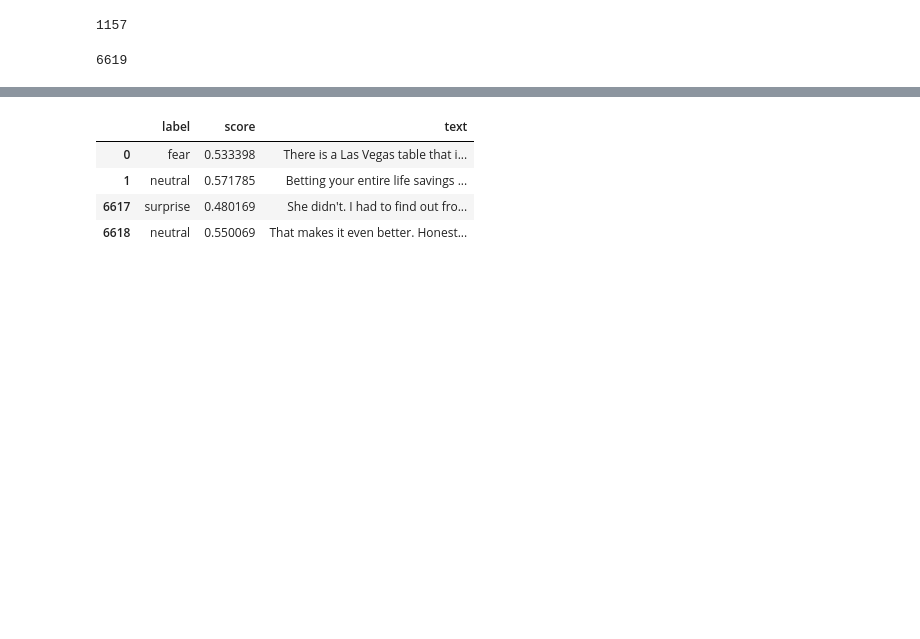
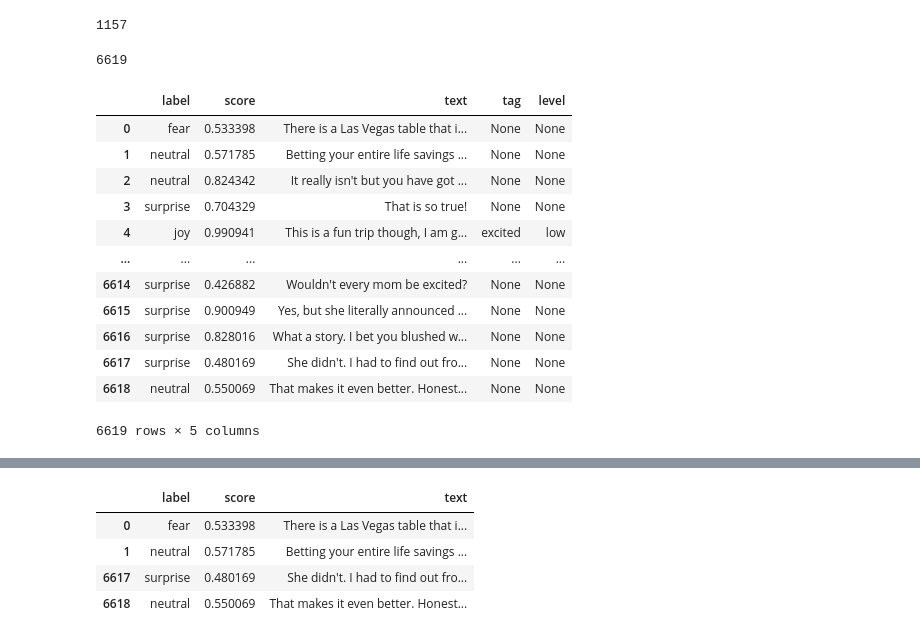
Before and after one commit to hdmamin/jabberwocky, a Jupyter notebook: notebooks/nb017-nationality-extraction-and--emotion-detection.ipynb, the cells around one changed output, grey strips where cells are left out. Cells and saved outputs as stored; diff of their text form; code cells hidden in the pictures; blank space fills up the shorter version.

```diff
--- a/notebooks/nb017-nationality-extraction-and--emotion-detection.ipynb
+++ b/notebooks/nb017-nationality-extraction-and--emotion-detection.ipynb
@@ -225,0 +237,16 @@ df_turns = pd.DataFrame(turn_labels).assign(text=lambda x: turns)
+# %%
+df_turns
+# %% [output]
+|  | label | score | text | tag | level |
+| 0 | fear | 0.533398 | There is a Las Vegas table that i... | None | None |
+| 1 | neutral | 0.571785 | Betting your entire life savings ... | None | None |
+| 2 | neutral | 0.824342 | It really isn't but you have got ... | None | None |
+| 3 | surprise | 0.704329 | That is so true! | None | None |
+| 4 | joy | 0.990941 | This is a fun trip though, I am g... | excited | low |
+| ... | ... | ... | ... | ... | ... |
+| 6614 | surprise | 0.426882 | Wouldn't every mom be excited? | None | None |
+| 6615 | surprise | 0.900949 | Yes, but she literally announced ... | None | None |
+| 6616 | surprise | 0.828016 | What a story. I bet you blushed w... | None | None |
+| 6617 | surprise | 0.480169 | She didn't. I had to find out fro... | None | None |
+| 6618 | neutral | 0.550069 | That makes it even better. Honest... | None | None |
+6619 rows × 5 columns
```
Also changed, not shown: parts of 25 cells of this notebook, 1 other file.
